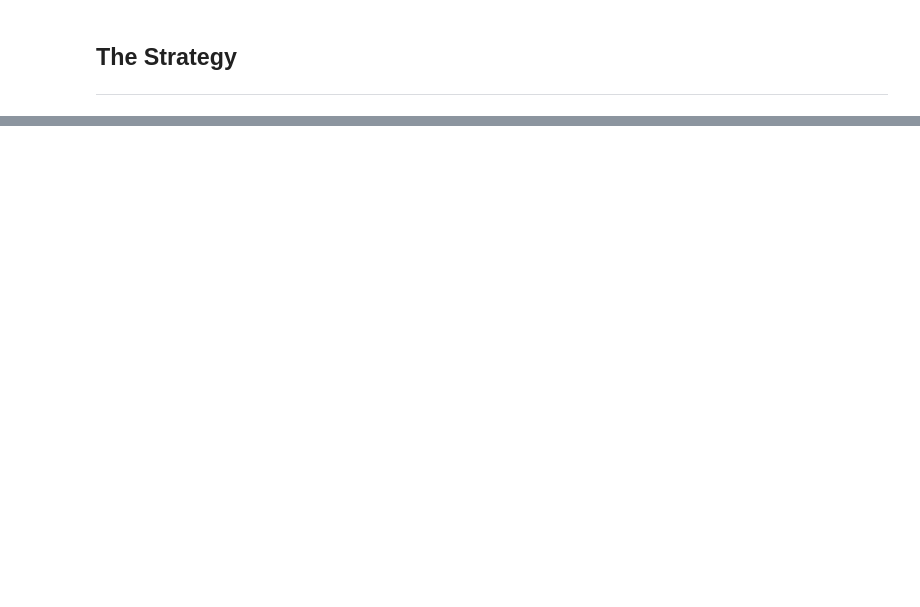
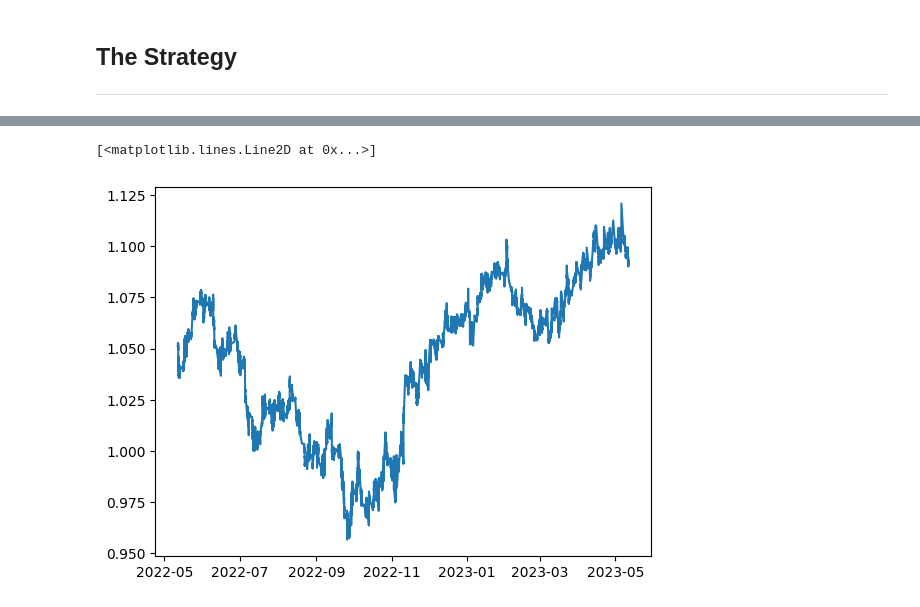
Before and after one commit to d3nnis2001/PIES, a Jupyter notebook: algo.ipynb, the cells around one changed output, grey strips where cells are left out. Cells and saved outputs as stored; diff of their text form; code cells hidden in the pictures; blank space fills up the shorter version.

```diff
--- a/algo.ipynb
+++ b/algo.ipynb
@@ -532,0 +192,5 @@ forex_data = pd.read_csv("./data_directory/2022-06-21.csv")
+# %%
+plt.plot(forex_data['Close'])
+# %% [output]
+[<matplotlib.lines.Line2D at 0x...>]
+[figure, added]
```
Also changed, not shown: parts of 25 cells of this notebook, 7 other files.
